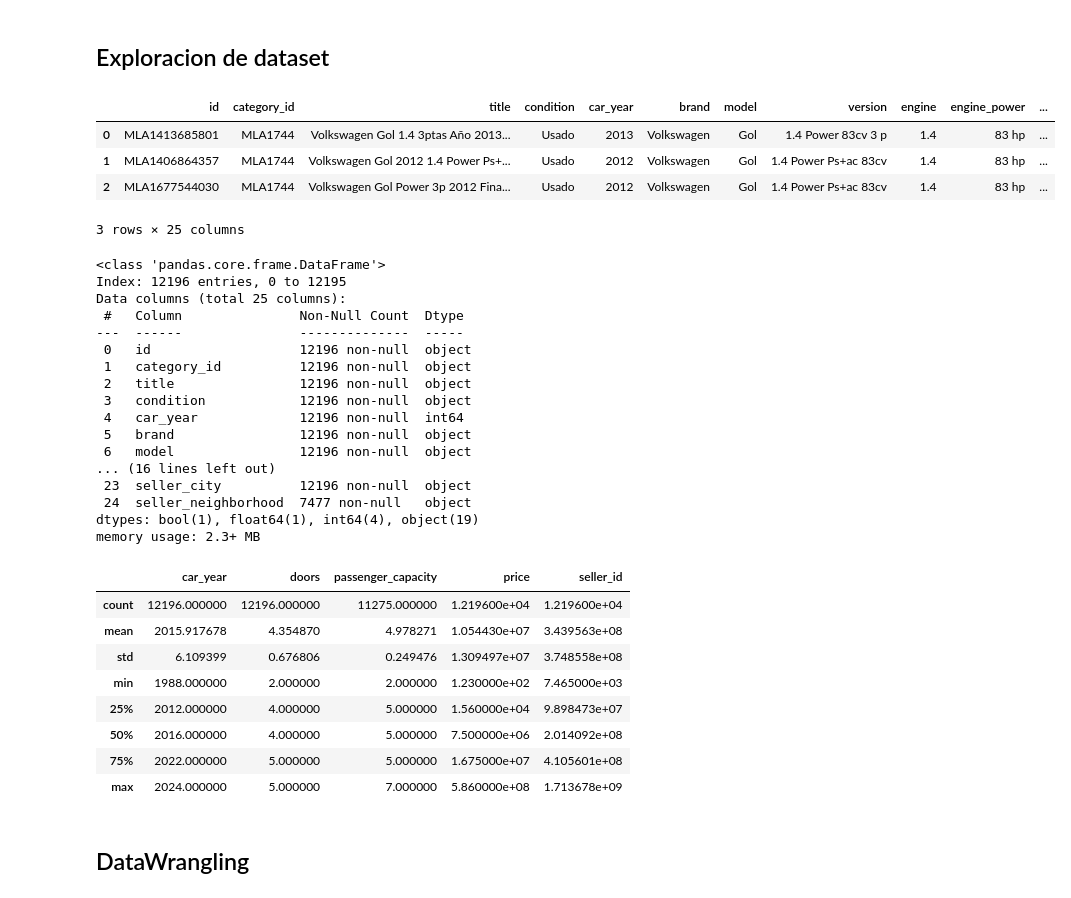
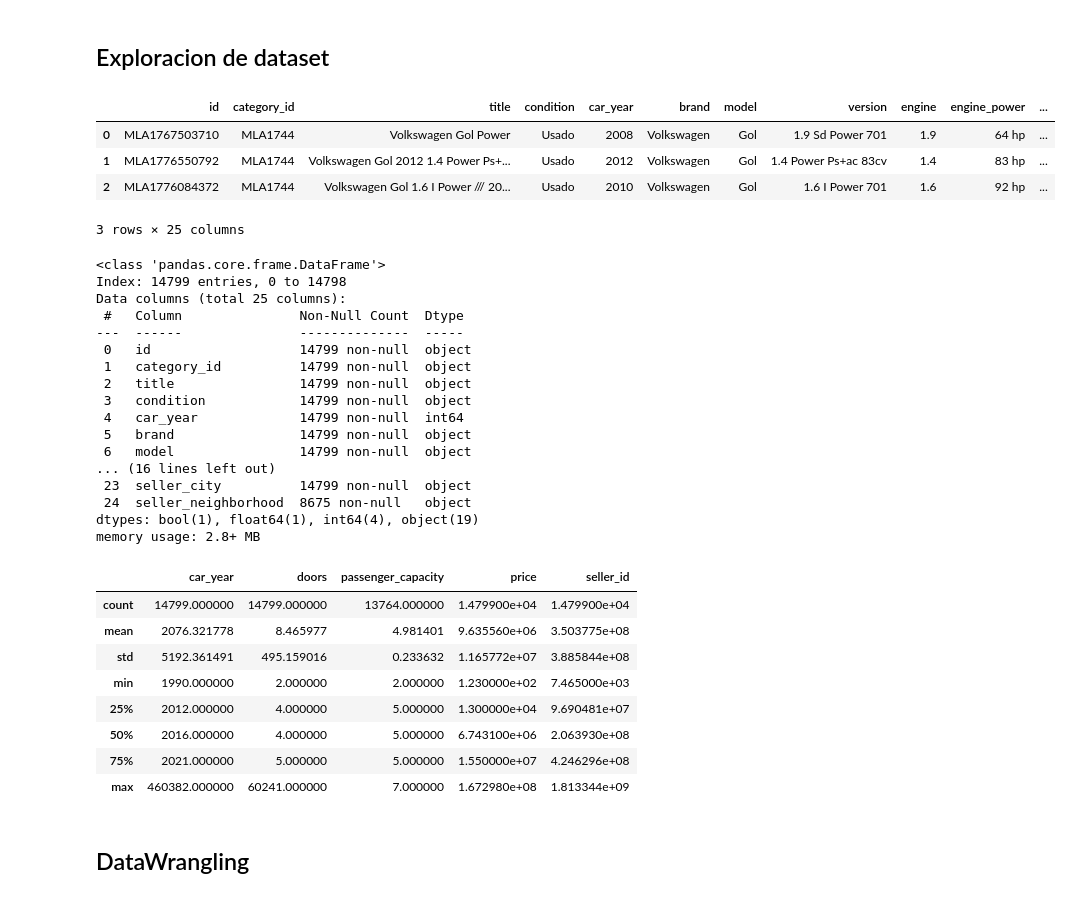
Before and after one commit to arielRas/UsedCarPricePredict-MercadoLibre, a Jupyter notebook: DataWrangling.ipynb, the cells around one changed output. Saved outputs shown, nothing was run; the diff lists cells and outputs as text; code cells hidden in the pictures.

Commit message:
Se corre archivo datawrangling para actualizar el archivo publication clean

```diff
--- a/DataWrangling.ipynb
+++ b/DataWrangling.ipynb
@@ -30,46 +30,46 @@ def comparison_dist(data_1:pd.Series, data_2:pd.Series, action:str, x_label:str,
 # %% [markdown]
 ## Exploracion de dataset
 # %%
-df = pd.read_json('https://raw.githubusercontent.com/arielRas/DataAdqusition/master/API%20MercadoLibre/MeliCarPublications.json')
+df = pd.read_json('MeliCarPublicactions.json')
 df.head(3)
 # %% [output]
 |  | id | category_id | title | condition | car_year | brand | model | version | engine | engine_power | ... |
-| 0 | MLA1413685801 | MLA1744 | Volkswagen Gol 1.4 3ptas Año 2013... | Usado | 2013 | Volkswagen | Gol | 1.4 Power 83cv 3 p | 1.4 | 83 hp | ... |
-| 1 | MLA1406864357 | MLA1744 | Volkswagen Gol 2012 1.4 Power Ps+... | Usado | 2012 | Volkswagen | Gol | 1.4 Power Ps+ac 83cv | 1.4 | 83 hp | ... |
-| 2 | MLA1677544030 | MLA1744 | Volkswagen Gol Power 3p 2012 Fina... | Usado | 2012 | Volkswagen | Gol | 1.4 Power Ps+ac 83cv | 1.4 | 83 hp | ... |
+| 0 | MLA1767503710 | MLA1744 | Volkswagen Gol Power | Usado | 2008 | Volkswagen | Gol | 1.9 Sd Power 701 | 1.9 | 64 hp | ... |
+| 1 | MLA1776550792 | MLA1744 | Volkswagen Gol 2012 1.4 Power Ps+... | Usado | 2012 | Volkswagen | Gol | 1.4 Power Ps+ac 83cv | 1.4 | 83 hp | ... |
+| 2 | MLA1776084372 | MLA1744 | Volkswagen Gol 1.6 I Power /// 20... | Usado | 2010 | Volkswagen | Gol | 1.6 I Power 701 | 1.6 | 92 hp | ... |
 3 rows × 25 columns
 # %%
 df.info()
 # %% [output]
 <class 'pandas.core.frame.DataFrame'>
-Index: 12196 entries, 0 to 12195
+Index: 14799 entries, 0 to 14798
 Data columns (total 25 columns):
  #   Column               Non-Null Count  Dtype
 ---  ------               --------------  -----
- 0   id                   12196 non-null  object
- 1   category_id          12196 non-null  object
- 2   title                12196 non-null  object
- 3   condition            12196 non-null  object
- 4   car_year             12196 non-null  int64
- 5   brand                12196 non-null  object
- 6   model                12196 non-null  object
+ 0   id                   14799 non-null  object
+ 1   category_id          14799 non-null  object
+ 2   title                14799 non-null  object
+ 3   condition            14799 non-null  object
+ 4   car_year             14799 non-null  int64
+ 5   brand                14799 non-null  object
+ 6   model                14799 non-null  object
 ... (16 lines left out)
- 23  seller_city          12196 non-null  object
- 24  seller_neighborhood  7477 non-null   object
+ 23  seller_city          14799 non-null  object
+ 24  seller_neighborhood  8675 non-null   object
 dtypes: bool(1), float64(1), int64(4), object(19)
-memory usage: 2.3+ MB
+memory usage: 2.8+ MB
 # %%
 df.describe()
 # %% [output]
 |  | car_year | doors | passenger_capacity | price | seller_id |
-| count | 12196.000000 | 12196.000000 | 11275.000000 | 1.219600e+04 | 1.219600e+04 |
-| mean | 2015.917678 | 4.354870 | 4.978271 | 1.054430e+07 | 3.439563e+08 |
-| std | 6.109399 | 0.676806 | 0.249476 | 1.309497e+07 | 3.748558e+08 |
-| min | 1988.000000 | 2.000000 | 2.000000 | 1.230000e+02 | 7.465000e+03 |
-| 25% | 2012.000000 | 4.000000 | 5.000000 | 1.560000e+04 | 9.898473e+07 |
-| 50% | 2016.000000 | 4.000000 | 5.000000 | 7.500000e+06 | 2.014092e+08 |
-| 75% | 2022.000000 | 5.000000 | 5.000000 | 1.675000e+07 | 4.105601e+08 |
-| max | 2024.000000 | 5.000000 | 7.000000 | 5.860000e+08 | 1.713678e+09 |
+| count | 14799.000000 | 14799.000000 | 13764.000000 | 1.479900e+04 | 1.479900e+04 |
+| mean | 2076.321778 | 8.465977 | 4.981401 | 9.635560e+06 | 3.503775e+08 |
+| std | 5192.361491 | 495.159016 | 0.233632 | 1.165772e+07 | 3.885844e+08 |
+| min | 1990.000000 | 2.000000 | 2.000000 | 1.230000e+02 | 7.465000e+03 |
+| 25% | 2012.000000 | 4.000000 | 5.000000 | 1.300000e+04 | 9.690481e+07 |
+| 50% | 2016.000000 | 4.000000 | 5.000000 | 6.743100e+06 | 2.063930e+08 |
+| 75% | 2021.000000 | 5.000000 | 5.000000 | 1.550000e+07 | 4.246296e+08 |
+| max | 460382.000000 | 60241.000000 | 7.000000 | 1.672980e+08 | 1.813344e+09 |
 # %% [markdown]
 ## DataWrangling
 # %% [markdown]
```
Also changed, not shown: parts of 42 cells of this notebook, 1 other file.
